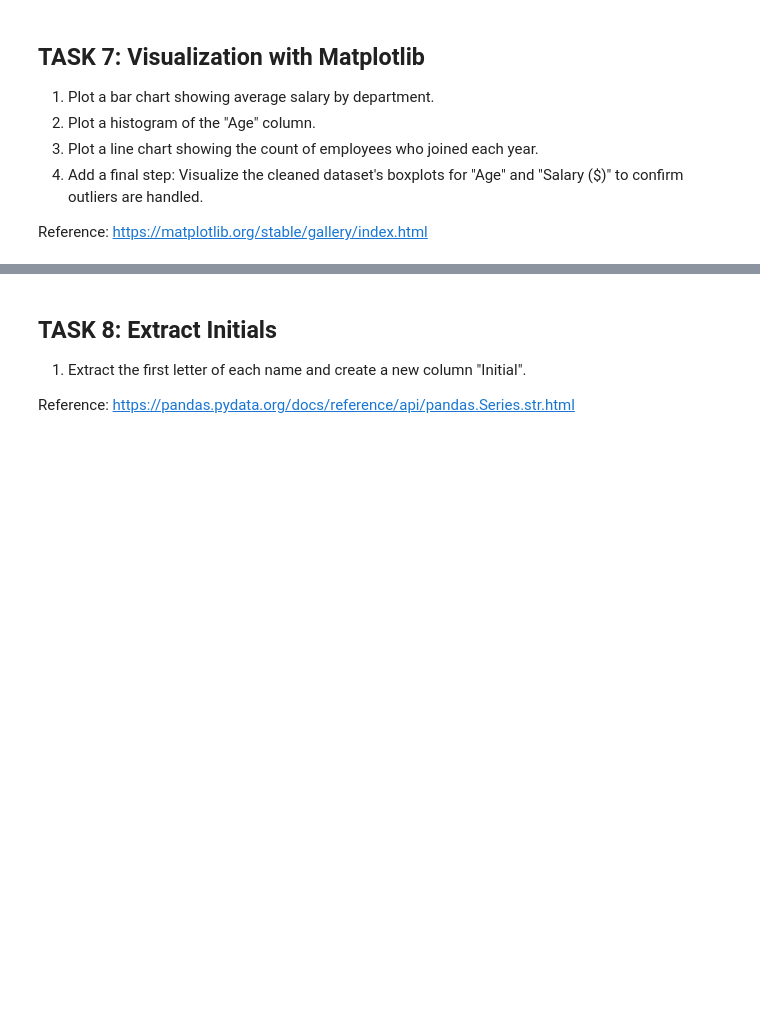
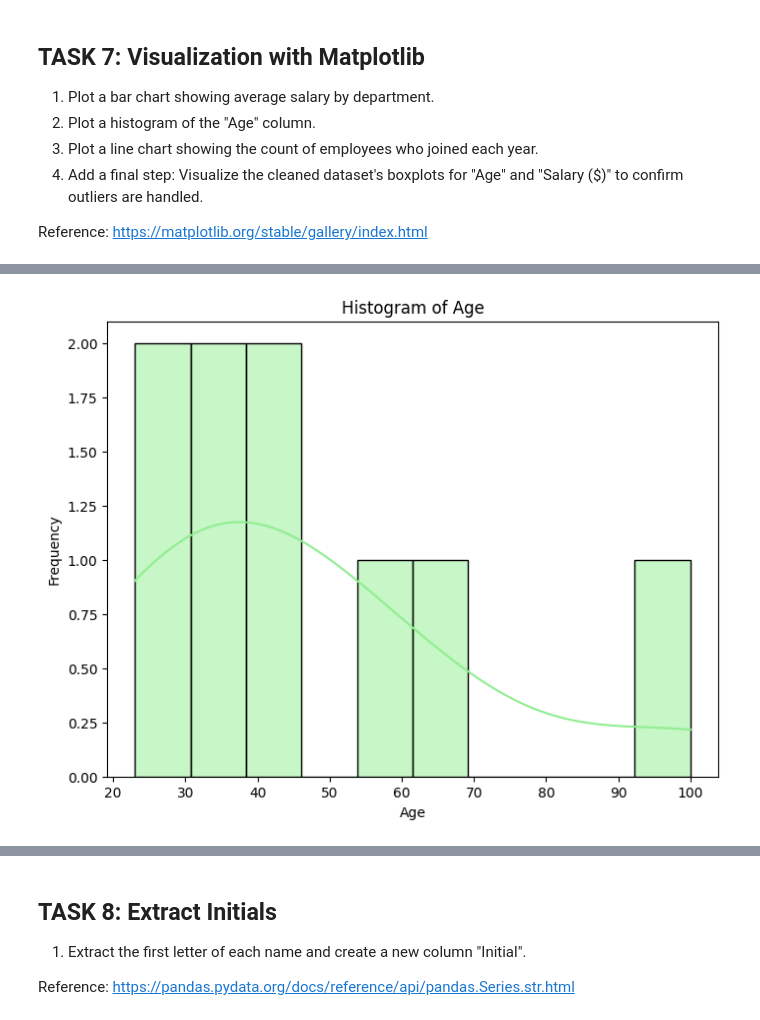
Before and after one commit to pillaiganesh/MyAIAdventures, a Jupyter notebook: Data Transformation.ipynb, the cells around one changed output, grey strips where cells are left out. Saved outputs shown, nothing was run; the diff lists cells and outputs as text; code cells hidden in the pictures; blank space fills up the shorter version.

```diff
--- a/Data Transformation.ipynb
+++ b/Data Transformation.ipynb
@@ -118,0 +310,12 @@ Reference: https://matplotlib.org/stable/gallery/index.html
+# %%
+# 2. Histogram: Age distribution
+plt.figure(figsize=(8, 6))
+sns.histplot(df['Age'], bins=10, kde=True, color='lightgreen')
+          #bins=10: Sets the number of bins (intervals) to 10 for the histogram.
+          #kde=True: Adds a Kernel Density Estimate (KDE) curve on top of the histogram to show the distribution of the data.
+plt.title('Histogram of Age')
+plt.xlabel('Age')
+plt.ylabel('Frequency')
+plt.show()
+# %% [output]
+[figure, added]
```
Also changed, not shown: parts of 30 cells of this notebook.
